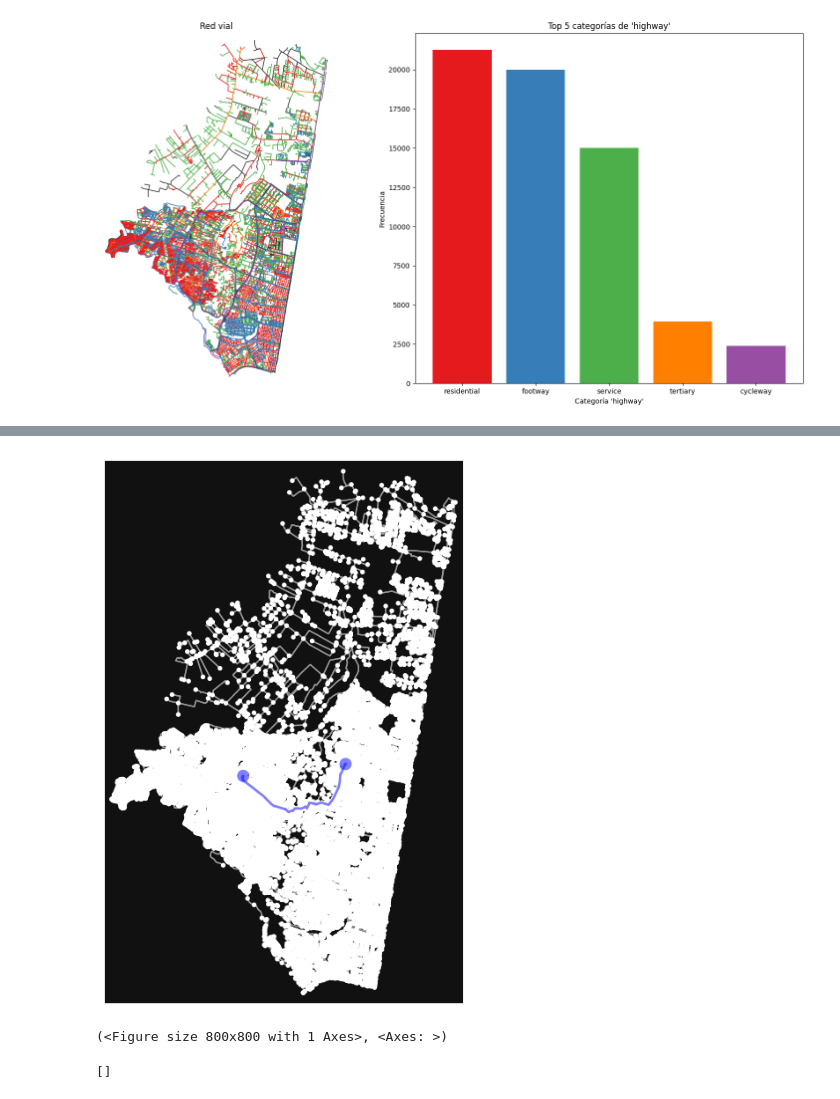
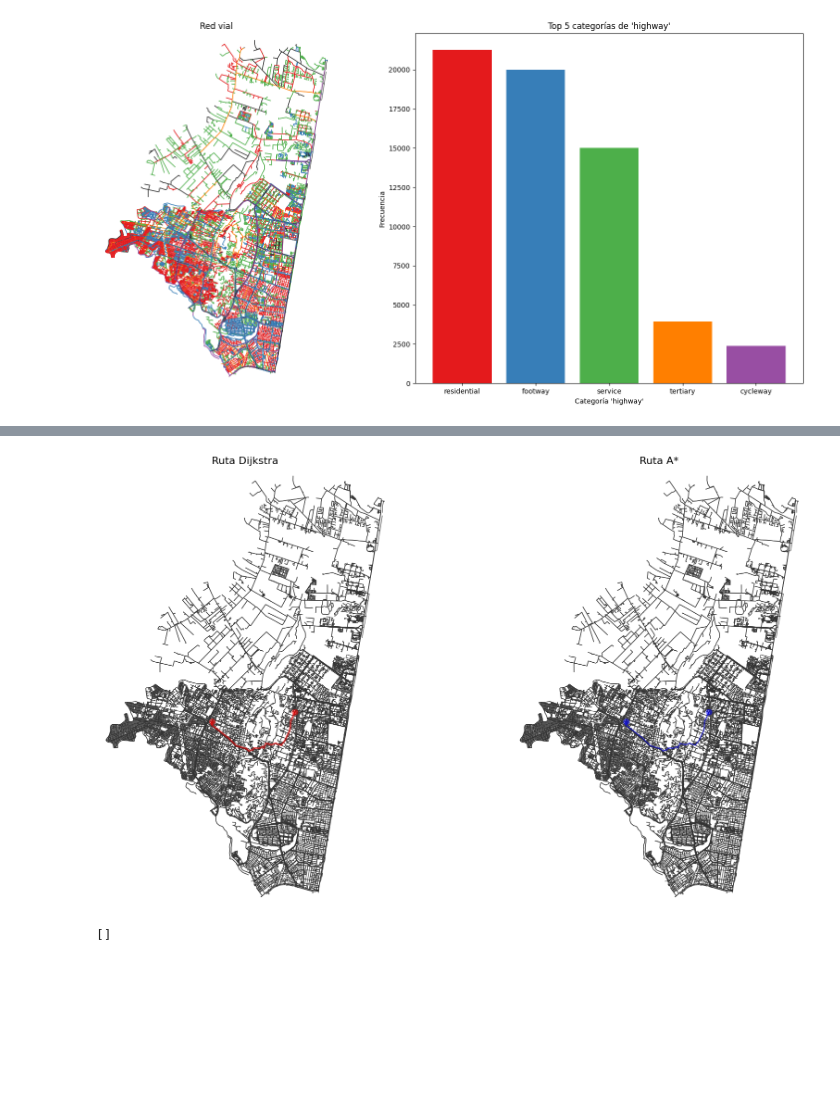
Before and after one commit to RicardoMartinezS/Network-Analysis, a Jupyter notebook: Workshop4_Ricardo_Martinez.ipynb, the cells around one changed output, grey strips where cells are left out. Saved outputs shown, nothing was run; the diff lists cells and outputs as text; code cells hidden in the pictures; blank space fills up the shorter version.

```diff
--- a/Workshop4_Ricardo_Martinez.ipynb
+++ b/Workshop4_Ricardo_Martinez.ipynb
@@ -357,9 +359,0 @@ ox.plot_graph_route(graph, route_dijkstra, route_color='red', ax=ax, route_linew
-# %%
-# Ruta con A*
-route_astar = nx.astar_path(graph, origin_node_id, destination_node_id, weight="length")
-# Graficar ambas rutas
-fig, ax = ox.plot_graph(graph, show=False, close=False)
-ox.plot_graph_route(graph, route_astar, route_color='blue', ax=ax, route_linewidth=2, orig_dest_node_color='orange', show=True, close=True)
-# %% [output]
-[figure, removed]
-(<Figure size 800x800 with 1 Axes>, <Axes: >)
@@ -366 +363,26 @@ ox.plot_graph_route(graph, route_astar, route_color='blue', ax=ax, route_linewid
+# %%
+# Crea una figura con 2 paneles uno al lado del otro
+fig, (ax1, ax2) = plt.subplots(ncols=2, figsize=(20, 10))
+
+# Primer gráfico: ruta Dijkstra
+ox.plot_graph(graph, ax=ax1, node_size=0, edge_color="#333333",
+              edge_linewidth=1.0, edge_alpha=0.8, show=False, close=False)
+ox.plot_graph_route(graph, route_dijkstra,
+                    ax=ax1, route_color='red', route_linewidth=3,
+                    orig_dest_node_color='green', show=False, close=False)
+ax1.set_title('Ruta Dijkstra', fontsize=16)
+
+# Segundo gráfico: ruta A* (o ASTAR)
+ox.plot_graph(graph, ax=ax2, node_size=0, edge_color="#333333",
+              edge_linewidth=1.0, edge_alpha=0.8, show=False, close=False)
+ox.plot_graph_route(graph, route_astar,
+                    ax=ax2, route_color='blue', route_linewidth=2,
+                    orig_dest_node_color='orange', show=False, close=False)
+ax2.set_title('Ruta A*', fontsize=16)
+
+# Ajusta layout y muestra
+plt.tight_layout()
+plt.show()
+# %% [output]
+[figure, added]
 # %%
```
Also changed, not shown: parts of 25 cells of this notebook, 2 other files.
